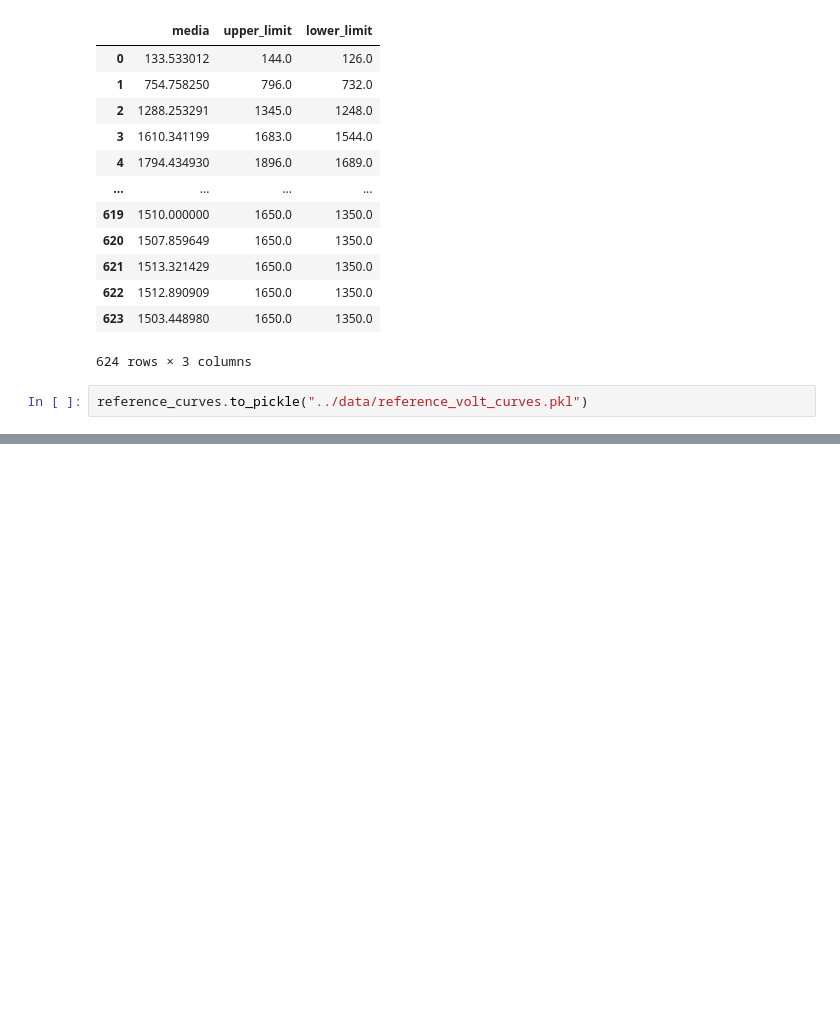
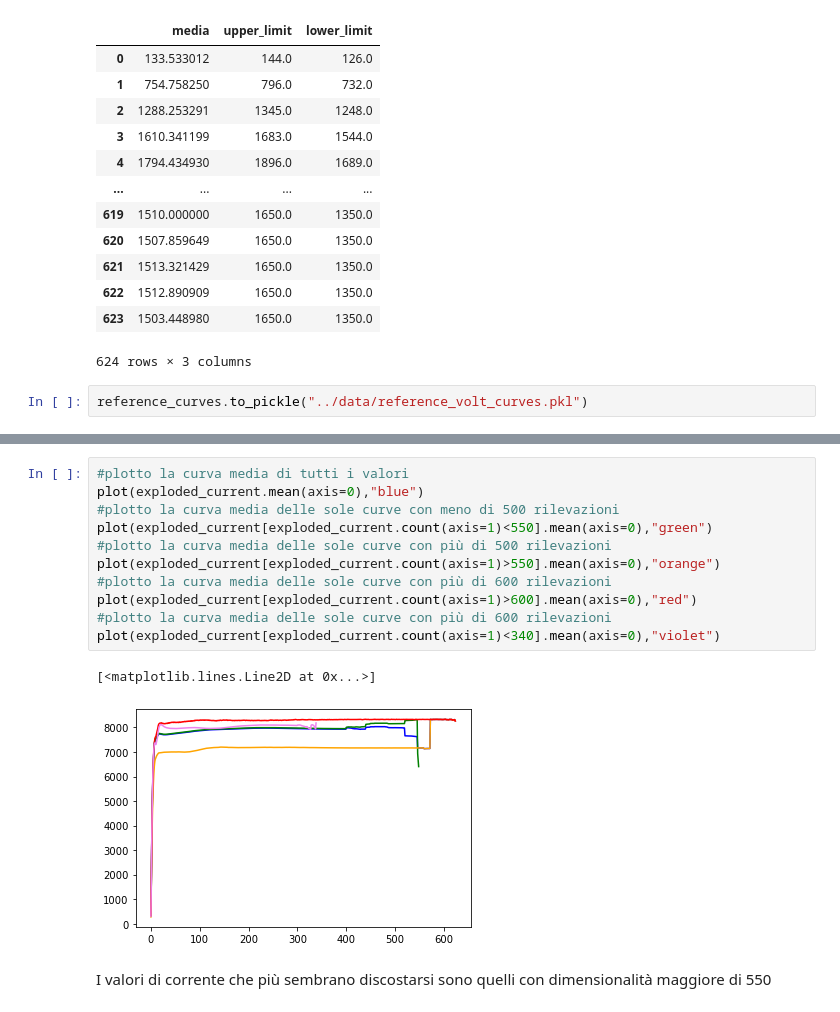
Before and after one commit to DavideMobilia/Anomaly-Detection, a Jupyter notebook: Scripts/Part2- Statistical Anomaly Detection.ipynb, the cells around one changed output, grey strips where cells are left out. Drawn from its saved outputs; the diff is of its cells as text; blank space fills up the shorter version.

```diff
--- a/Scripts/Part2- Statistical Anomaly Detection.ipynb
+++ b/Scripts/Part2- Statistical Anomaly Detection.ipynb
@@ -297,0 +308,16 @@ reference_curves.to_pickle("../data/reference_volt_curves.pkl")
+# %%
+#plotto la curva media di tutti i valori
+plot(exploded_current.mean(axis=0),"blue")
+#plotto la curva media delle sole curve con meno di 500 rilevazioni
+plot(exploded_current[exploded_current.count(axis=1)<550].mean(axis=0),"green")
+#plotto la curva media delle sole curve con più di 500 rilevazioni
+plot(exploded_current[exploded_current.count(axis=1)>550].mean(axis=0),"orange")
+#plotto la curva media delle sole curve con più di 600 rilevazioni
+plot(exploded_current[exploded_current.count(axis=1)>600].mean(axis=0),"red")
+#plotto la curva media delle sole curve con più di 600 rilevazioni
+plot(exploded_current[exploded_current.count(axis=1)<340].mean(axis=0),"violet")
+# %% [output]
+[<matplotlib.lines.Line2D at 0x...>]
+[figure, added]
+# %% [markdown]
+I valori di corrente che più sembrano discostarsi sono quelli con dimensionalità maggiore di 550
```
Also changed, not shown: parts of 20 cells of this notebook.
